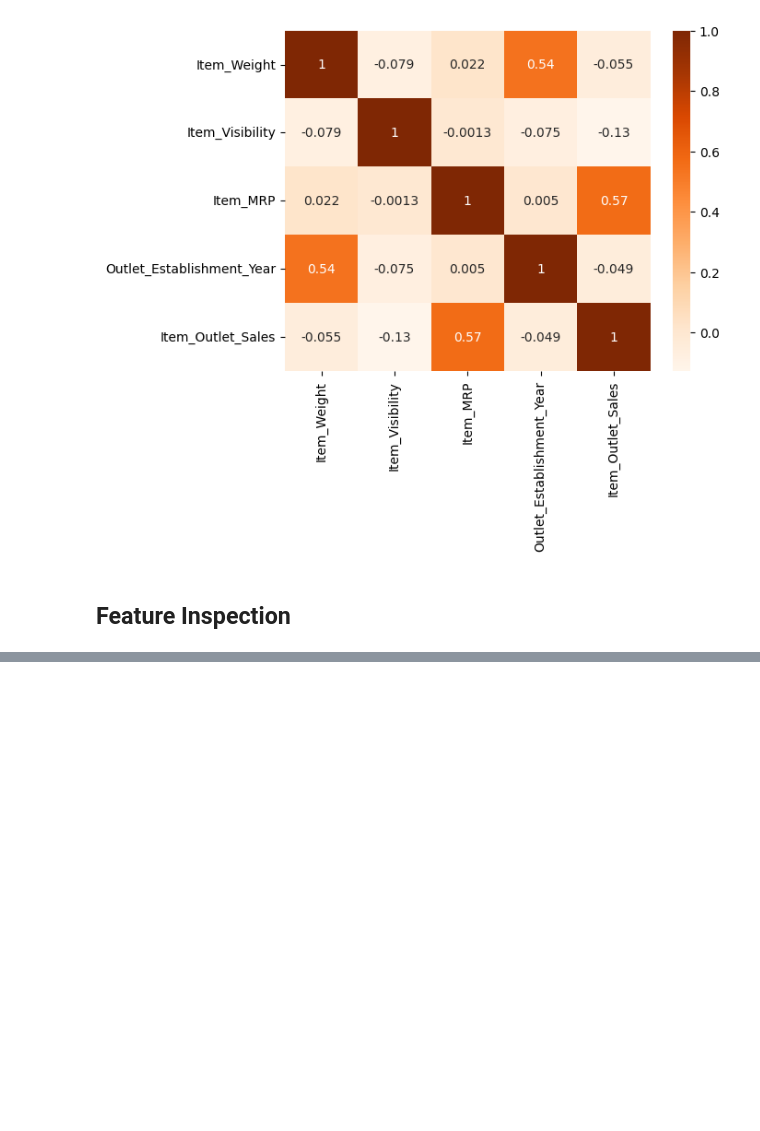
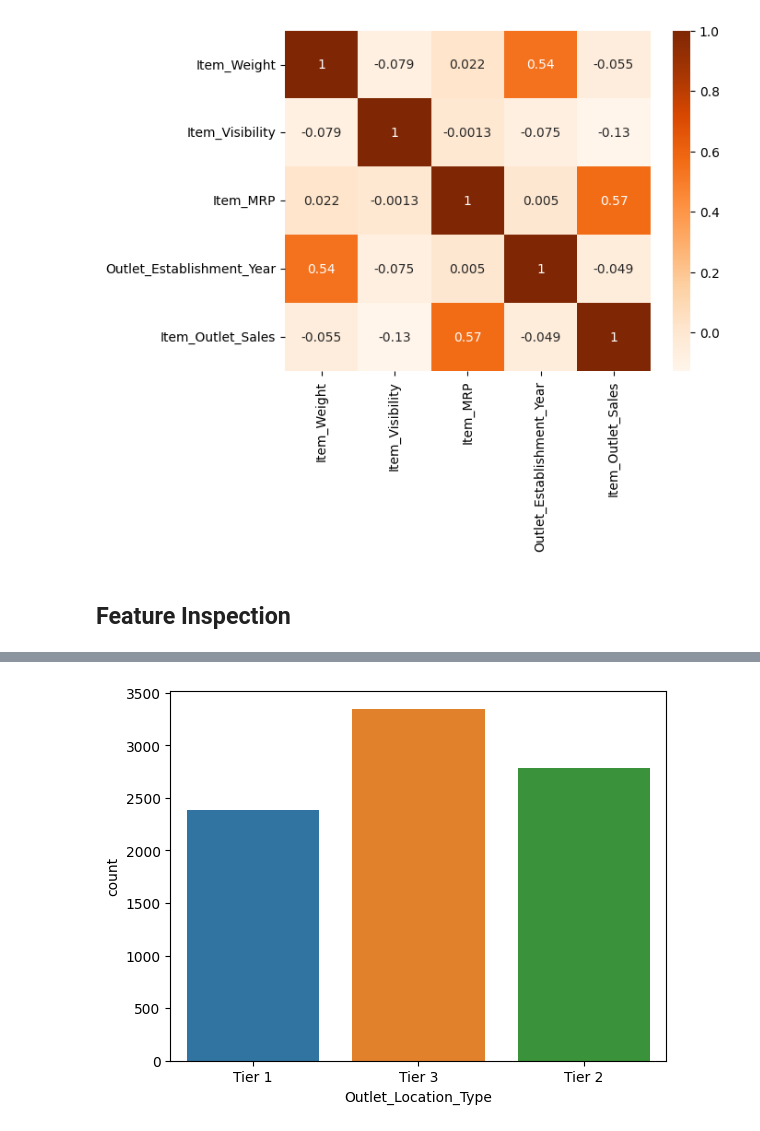
Before and after one commit to carlolopez03/Prediction-of-Product-Sales, a Jupyter notebook: Prediction_of_Product_Sales.ipynb, the cells around one changed output, grey strips where cells are left out. Saved outputs shown, nothing was run; the diff lists cells and outputs as text; code cells hidden in the pictures; blank space fills up the shorter version.

```diff
--- a/Prediction_of_Product_Sales.ipynb
+++ b/Prediction_of_Product_Sales.ipynb
@@ -263,3 +265,6 @@ sns.heatmap(corr, cmap = 'Oranges', annot=True);
 [figure]
 # %% [markdown]
 ## **Feature Inspection**
+# %%
+df_sp[cat_cols] = df_sp[cat_cols].replace('MISSING', np.nan)
+df_sp[cat_cols].value_counts()
@@ -265,0 +285,3 @@ sns.heatmap(corr, cmap = 'Oranges', annot=True);
+# %%
+df_sp[num_cols] = df_sp[num_cols].replace('-1', np.nan)
+df_sp[num_cols].value_counts()
@@ -265,0 +326,10 @@ sns.heatmap(corr, cmap = 'Oranges', annot=True);
+# %%
+temp_df = df_sp.copy()
+# %%
+x = 'Outlet_Location_Type'
+placeholder = 'Missing'
+temp_df[x] = temp_df[x].fillna(placeholder)
+# %%
+sns.countplot(data=temp_df, x=x);
+# %% [output]
+[figure, added]
```
Also changed, not shown: parts of 12 cells of this notebook.
